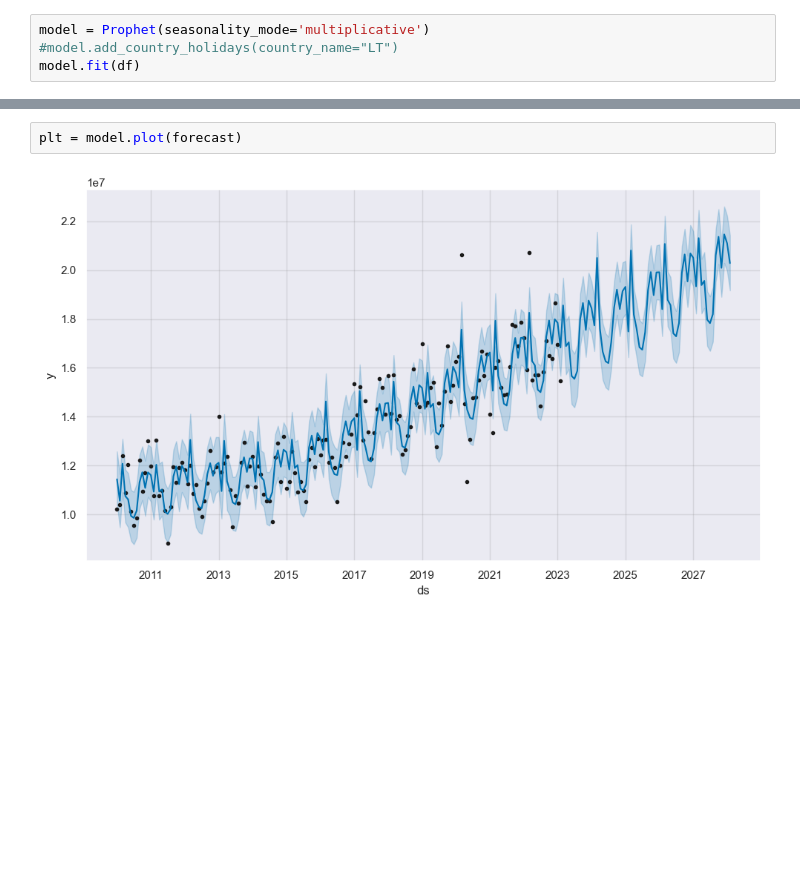
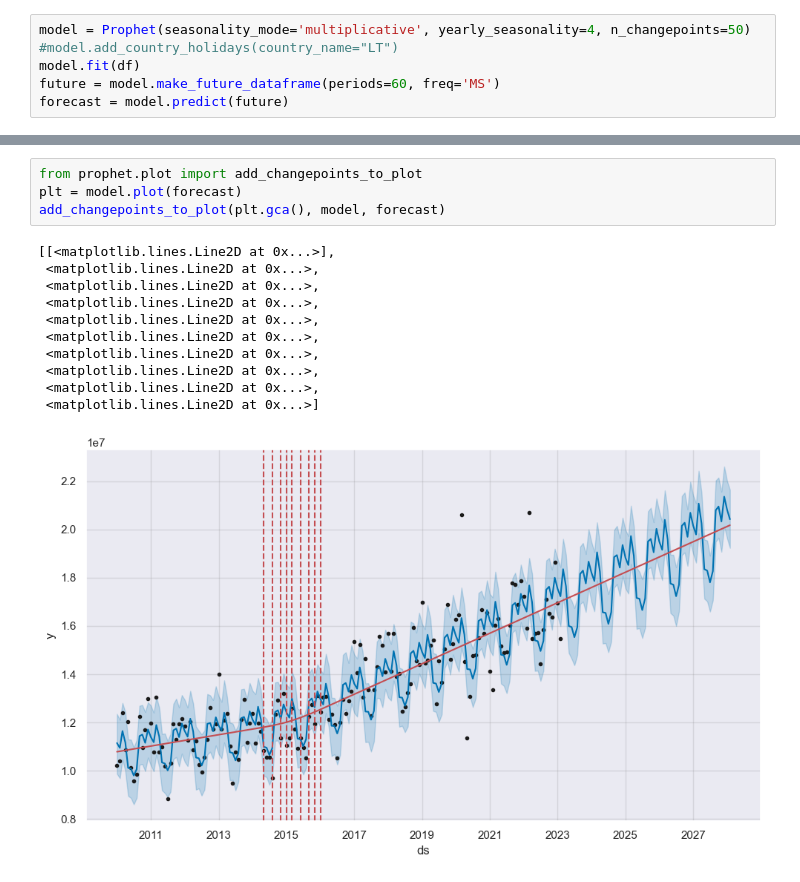
Before and after one commit to MikasSim/final_project, a Jupyter notebook: nb_eda/eda.ipynb, the cells around one changed output, grey strips where cells are left out. Saved outputs shown, nothing was run; the diff lists cells and outputs as text; blank space fills up the shorter version.

```diff
--- a/nb_eda/eda.ipynb
+++ b/nb_eda/eda.ipynb
@@ -77,7 +77,9 @@ from prophet import Prophet
 # %% [output]
 [interactive output not drawn]
 # %%
-model = Prophet(seasonality_mode='multiplicative')
+model = Prophet(seasonality_mode='multiplicative', yearly_seasonality=4, n_changepoints=50)
 #model.add_country_holidays(country_name="LT")
 model.fit(df)
+future = model.make_future_dataframe(periods=60, freq='MS')
+forecast = model.predict(future)
 # %% [output]
@@ -116,8 +121,20 @@ forecast.tail(5).T
 [interactive output not drawn]
 # %%
+from prophet.plot import add_changepoints_to_plot
 plt = model.plot(forecast)
+add_changepoints_to_plot(plt.gca(), model, forecast)
 # %% [output]
+[[<matplotlib.lines.Line2D at 0x...>],
+ <matplotlib.lines.Line2D at 0x...>,
+ <matplotlib.lines.Line2D at 0x...>,
+ <matplotlib.lines.Line2D at 0x...>,
+ <matplotlib.lines.Line2D at 0x...>,
+ <matplotlib.lines.Line2D at 0x...>,
+ <matplotlib.lines.Line2D at 0x...>,
+ <matplotlib.lines.Line2D at 0x...>,
+ <matplotlib.lines.Line2D at 0x...>,
+ <matplotlib.lines.Line2D at 0x...>]
-[figure, old version]
+[figure, new version]
 [interactive output not drawn]
 # %%
 plt = model.plot_components(forecast)
```
Also changed, not shown: parts of 6 cells of this notebook.
